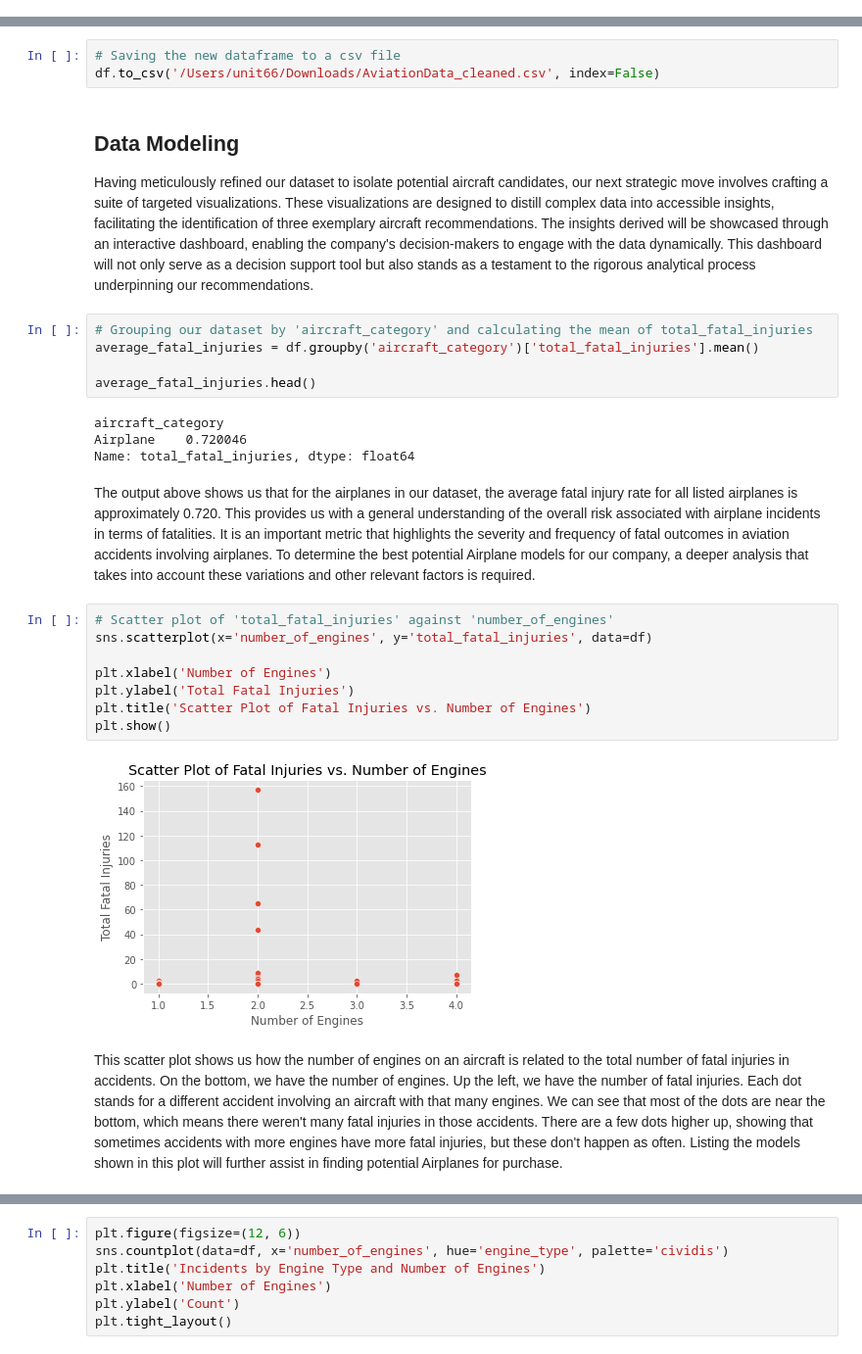
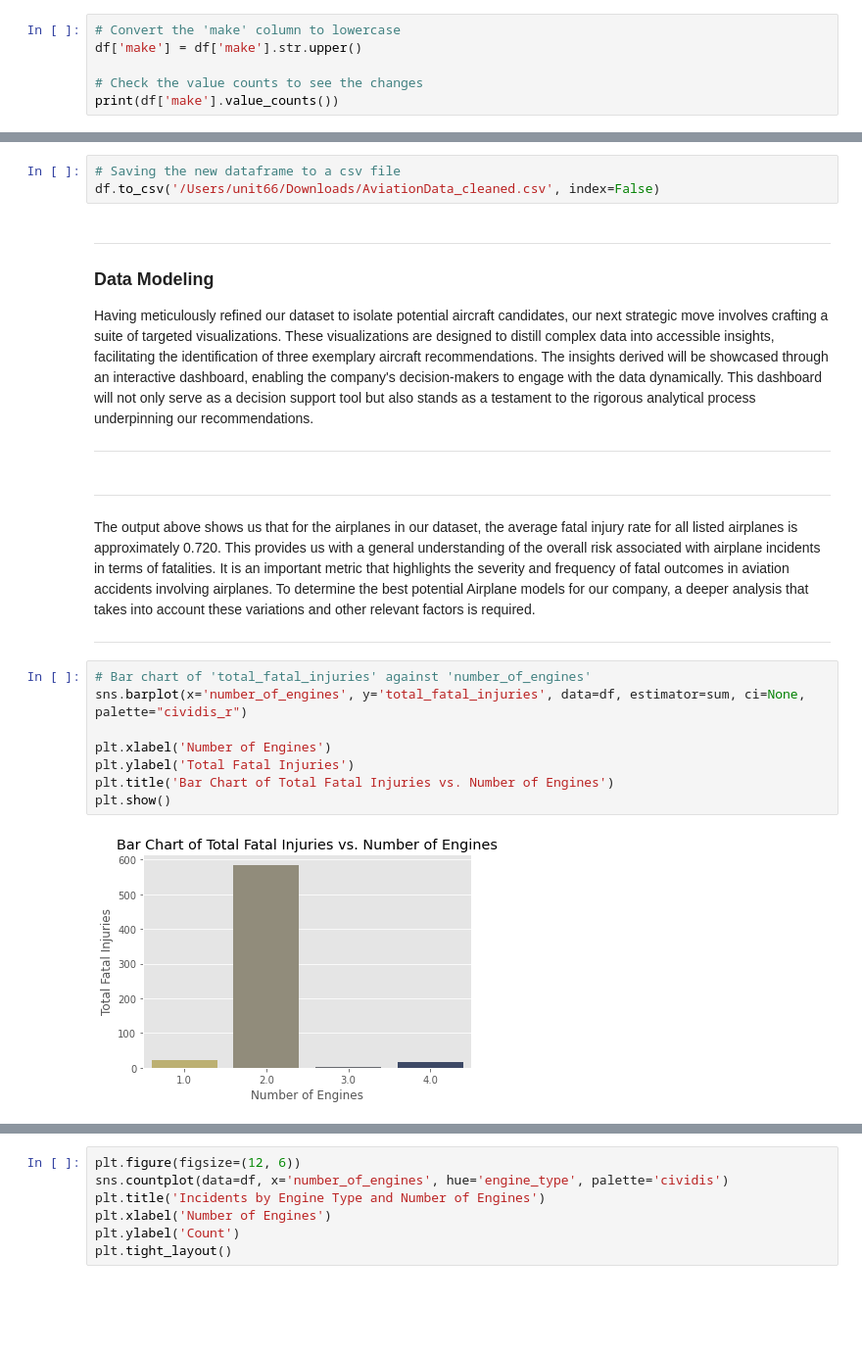
Before and after one commit to 66ultra/Aircraft-Saftey-Analysis, a Jupyter notebook: Aircraft Safety Analysis.ipynb, the cells around one changed output, grey strips where cells are left out. Shown at 98% size. Drawn from its saved outputs; the diff is of its cells as text; blank space fills up the shorter version.

```diff
--- a/Aircraft Safety Analysis.ipynb
+++ b/Aircraft Safety Analysis.ipynb
@@ -235 +241,7 @@ Shown above, I have created a function to normalize the columns in a way that wi
 ***
+# %%
+# Convert the 'make' column to lowercase
+df['make'] = df['make'].str.upper()
+
+# Check the value counts to see the changes
+print(df['make'].value_counts())
@@ -734,29 +793,22 @@ df.reset_index(drop=True, inplace=True)
 # Saving the new dataframe to a csv file
 df.to_csv('/Users/unit66/Downloads/AviationData_cleaned.csv', index=False)
 # %% [markdown]
-## Data Modeling
+***
+### Data Modeling
 
 Having meticulously refined our dataset to isolate potential aircraft candidates, our next strategic move involves crafting a suite of targeted visualizations. These visualizations are designed to distill complex data into accessible insights, facilitating the identification of three exemplary aircraft recommendations. The insights derived will be showcased through an interactive dashboard, enabling the company's decision-makers to engage with the data dynamically. This dashboard will not only serve as a decision support tool but also stands as a testament to the rigorous analytical process underpinning our recommendations.
+***
-# %%
-# Grouping our dataset by 'aircraft_category' and calculating the mean of total_fatal_injuries
-average_fatal_injuries = df.groupby('aircraft_category')['total_fatal_injuries'].mean()
-
-average_fatal_injuries.head()
-# %% [output]
-aircraft_category
-Airplane    0.720046
-Name: total_fatal_injuries, dtype: float64
 # %% [markdown]
+***
 The output above shows us that for the airplanes in our dataset, the average fatal injury rate for all listed airplanes is approximately 0.720. This provides us with a general understanding of the overall risk associated with airplane incidents in terms of fatalities. It is an important metric that highlights the severity and frequency of fatal outcomes in aviation accidents involving airplanes. To determine the best potential Airplane models for our company, a deeper analysis that takes into account these variations and other relevant factors is required.
+***
 # %%
-# Scatter plot of 'total_fatal_injuries' against 'number_of_engines'
-sns.scatterplot(x='number_of_engines', y='total_fatal_injuries', data=df)
+# Bar chart of 'total_fatal_injuries' against 'number_of_engines'
+sns.barplot(x='number_of_engines', y='total_fatal_injuries', data=df, estimator=sum, ci=None, palette="cividis_r")
 
 plt.xlabel('Number of Engines')
 plt.ylabel('Total Fatal Injuries')
-plt.title('Scatter Plot of Fatal Injuries vs. Number of Engines')
+plt.title('Bar Chart of Total Fatal Injuries vs. Number of Engines')
 plt.show()
 # %% [output]
-[figure, old version]
+[figure, new version]
-# %% [markdown]
-This scatter plot shows us how the number of engines on an aircraft is related to the total number of fatal injuries in accidents. On the bottom, we have the number of engines. Up the left, we have the number of fatal injuries. Each dot stands for a different accident involving an aircraft with that many engines. We can see that most of the dots are near the bottom, which means there weren't many fatal injuries in those accidents. There are a few dots higher up, showing that sometimes accidents with more engines have more fatal injuries, but these don't happen as often. Listing the models shown in this plot will further assist in finding potential Airplanes for purchase.
```
Also changed, not shown: parts of 35 cells of this notebook, 15 other files.
